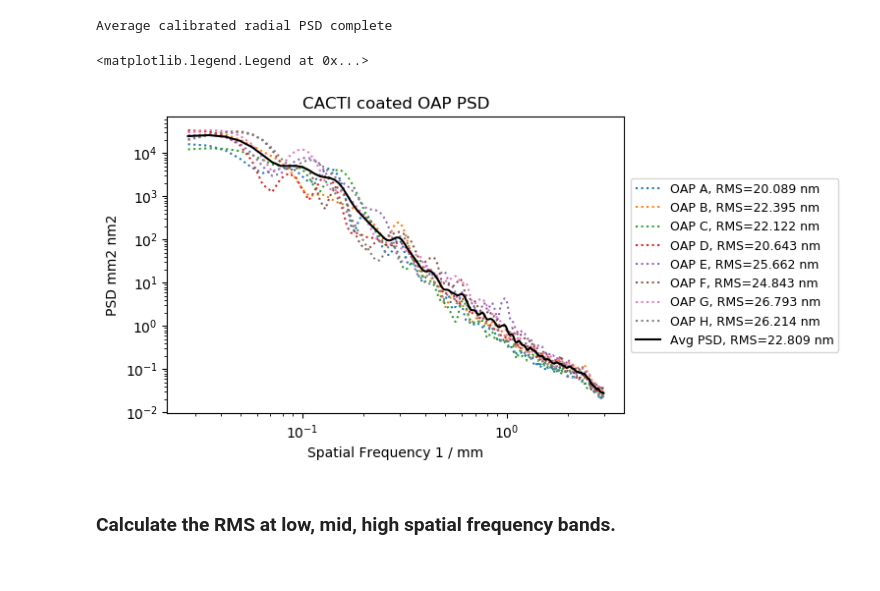
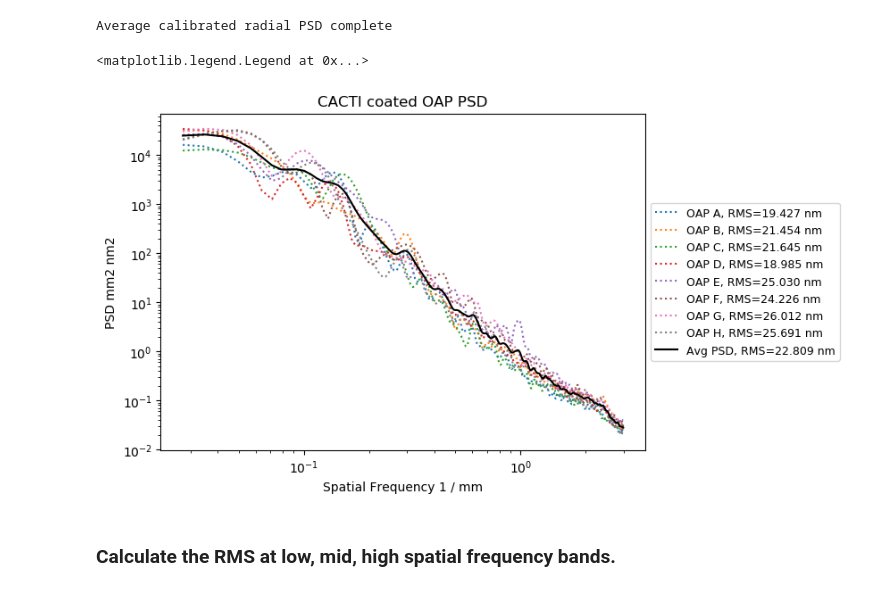
Before and after one commit to jlumbres/CACTI, a Jupyter notebook: PSD/PSDgen_oap_CA75_coated.ipynb, the cells around one changed output. Drawn from its saved outputs; the diff is of its cells as text; code cells hidden in the pictures.

Commit message:
Updated PSD plot to use correct RMS values

```diff
--- a/PSD/PSDgen_oap_CA75_coated.ipynb
+++ b/PSD/PSDgen_oap_CA75_coated.ipynb
@@ -90,17 +90,17 @@ print('Average calibrated radial PSD complete')
 # %% [output]
 Average calibrated radial PSD complete
 # %%
-plt.figure(dpi=100)
+plt.figure(figsize=[7,5], dpi=100)
 for obj in oap:
-    plt.loglog(obj.k_radial.value, obj.psd_radial_cal.value, ':', label='{0}, RMS={1:.3f}'.format(obj.surf_name, np.sqrt(obj.var)))
+    plt.loglog(obj.k_radial.value, obj.psd_radial_cal.value, ':', label='{0}, RMS={1:.3f}'.format(obj.surf_name, obj.rms))
 plt.loglog(oap[0].k_radial.value, avg_psd_cal.value, 'k', label='Avg PSD, RMS={0:.3f}'.format(avg_rms))
 plt.xlabel('Spatial Frequency {0}'.format(oap[0].k_radial.unit))
 plt.ylabel('PSD {0}'.format(oap[0].psd_radial_cal.unit))
 plt.title('CACTI coated OAP PSD')
 plt.legend(prop={'size':9},loc='center left', bbox_to_anchor=(1, 0.5))
 # %% [output]
 <matplotlib.legend.Legend at 0x...>
-[figure, old version]
+[figure, new version]
 # %% [markdown]
 ### Calculate the RMS at low, mid, high spatial frequency bands.
 # %%
```
Also changed, not shown: parts of 1 cell of this notebook.
